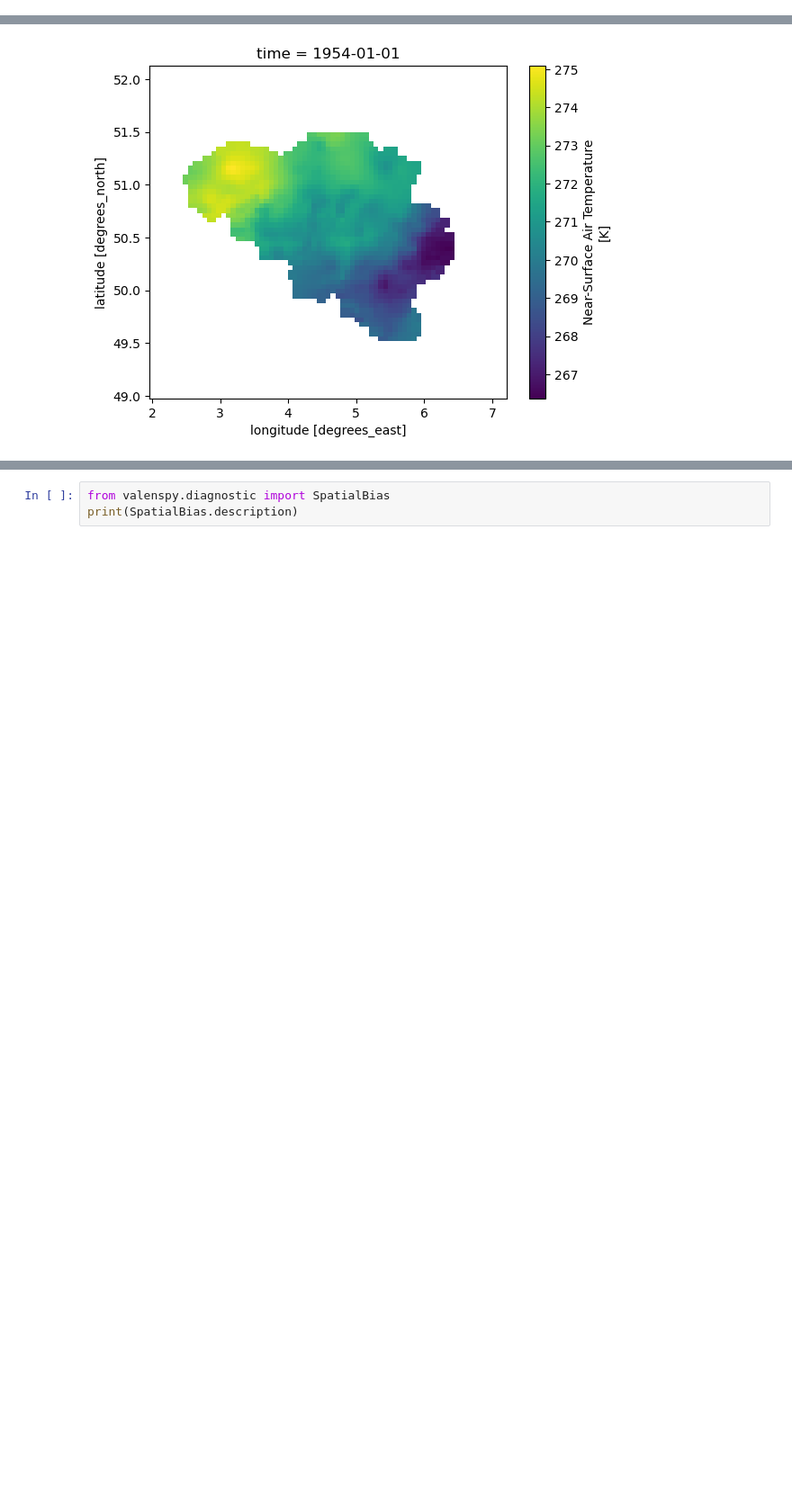
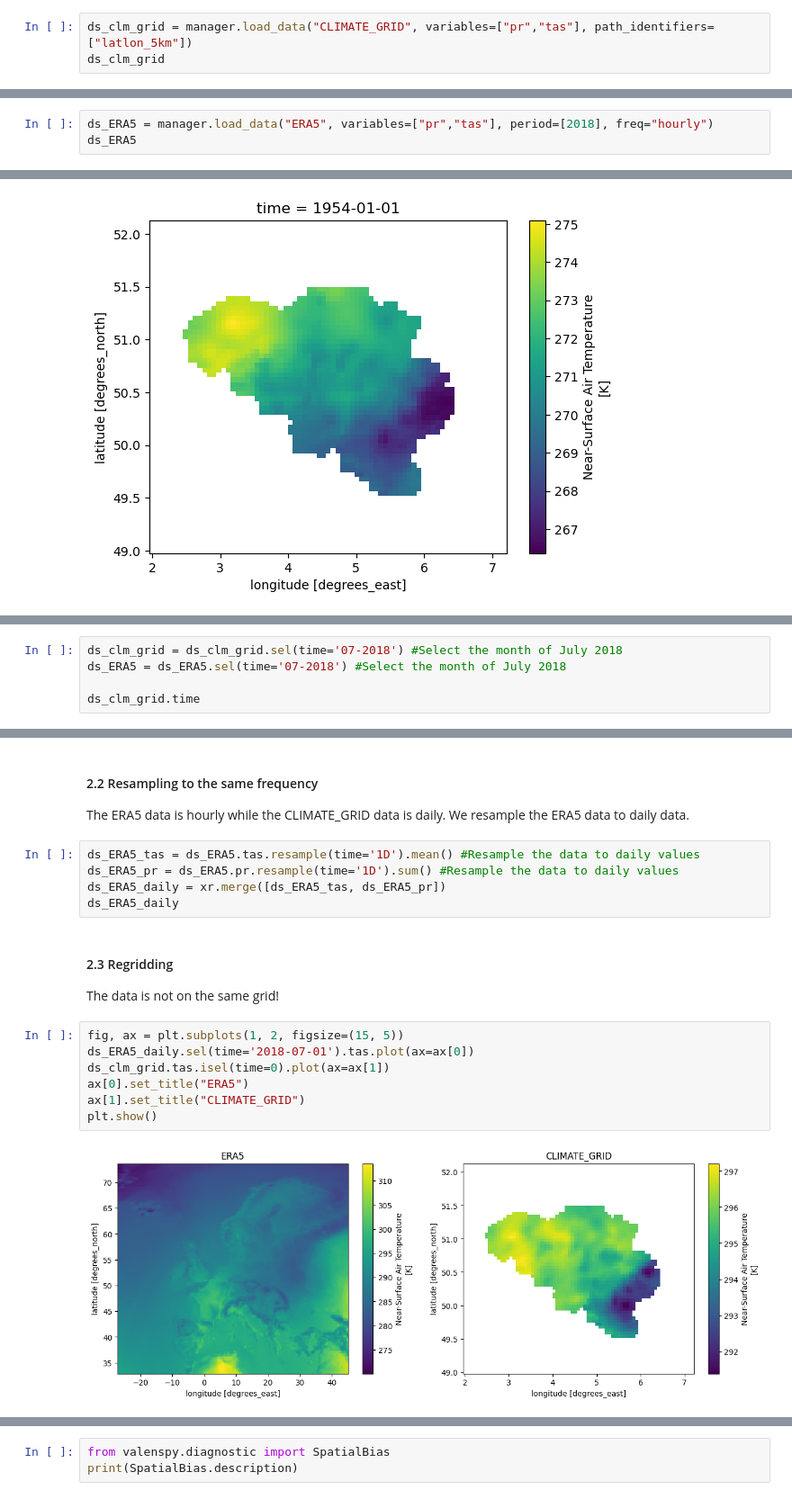
Before and after one commit to CORDEX-be2/ValEnsPy, a Jupyter notebook: examples/tutorial/1_valenspy_workflow.ipynb, the cells around one changed output, grey strips where cells are left out. Shown at 90% size. Drawn from its saved outputs; the diff is of its cells as text; blank space fills up the shorter version.

```diff
--- a/examples/tutorial/1_valenspy_workflow.ipynb
+++ b/examples/tutorial/1_valenspy_workflow.ipynb
@@ -129,0 +32,3 @@ daily
+# %%
+ds_clm_grid = manager.load_data("CLIMATE_GRID", variables=["pr","tas"], path_identifiers=["latlon_5km"])
+ds_clm_grid
@@ -129,0 +98,3 @@ daily
+# %%
+ds_ERA5 = manager.load_data("ERA5", variables=["pr","tas"], period=[2018], freq="hourly")
+ds_ERA5
@@ -216,0 +214,5 @@ For this, we load the diagnostic object SpatialBias, and print its description t
+# %%
+ds_clm_grid = ds_clm_grid.sel(time='07-2018') #Select the month of July 2018
+ds_ERA5 = ds_ERA5.sel(time='07-2018') #Select the month of July 2018
+
+ds_clm_grid.time
@@ -216,0 +237,20 @@ For this, we load the diagnostic object SpatialBias, and print its description t
+# %% [markdown]
+#### 2.2 Resampling to the same frequency
+The ERA5 data is hourly while the CLIMATE_GRID data is daily. We resample the ERA5 data to daily data.
+# %%
+ds_ERA5_tas = ds_ERA5.tas.resample(time='1D').mean() #Resample the data to daily values
+ds_ERA5_pr = ds_ERA5.pr.resample(time='1D').sum() #Resample the data to daily values
+ds_ERA5_daily = xr.merge([ds_ERA5_tas, ds_ERA5_pr])
+ds_ERA5_daily
+# %% [markdown]
+#### 2.3 Regridding
+The data is not on the same grid!
+# %%
+fig, ax = plt.subplots(1, 2, figsize=(15, 5))
+ds_ERA5_daily.sel(time='2018-07-01').tas.plot(ax=ax[0])
+ds_clm_grid.tas.isel(time=0).plot(ax=ax[1])
+ax[0].set_title("ERA5")
+ax[1].set_title("CLIMATE_GRID")
+plt.show()
+# %% [output]
+[figure, added]
```
Also changed, not shown: parts of 36 cells of this notebook.
